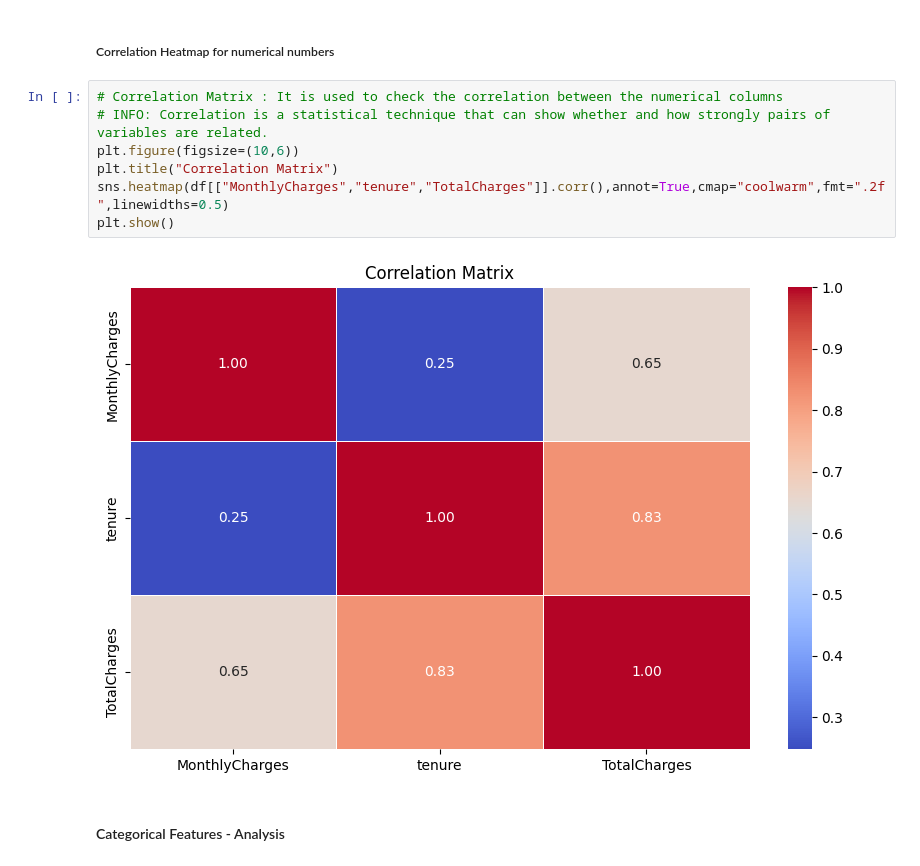
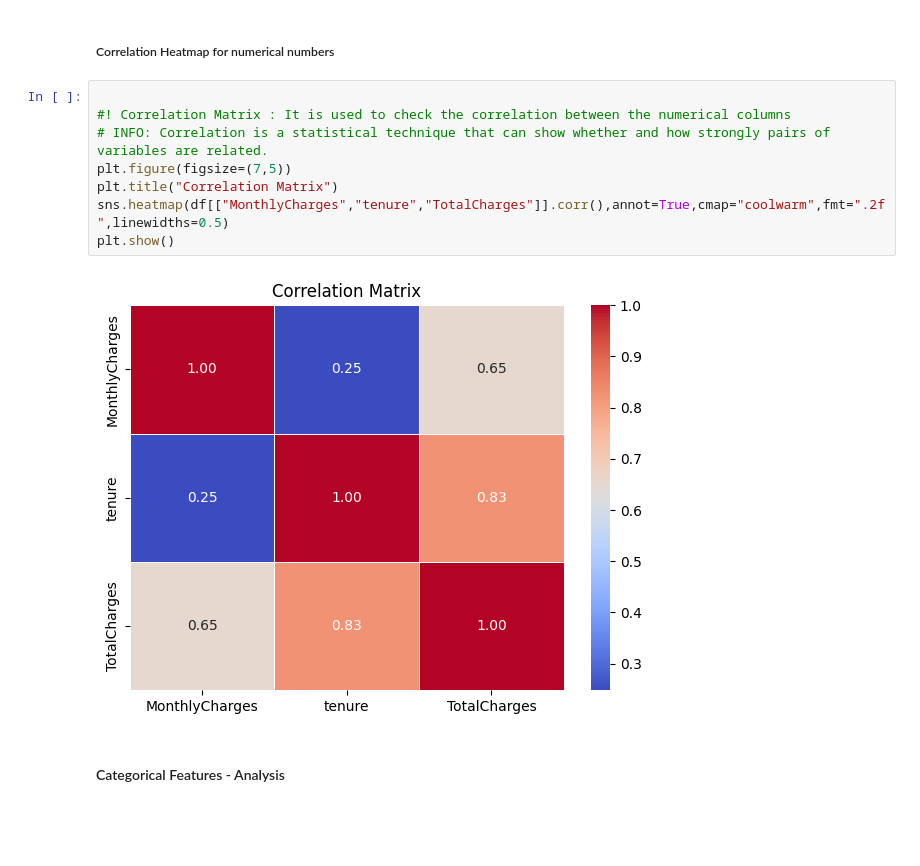
Before and after one commit to hadil-sgh/AI-Powered-Telco-Customer-Sentiment-churn-Prediction-Platform, a Jupyter notebook: BackEnd-API/Churn Prediction API/Churn_Prediction.ipynb, the cells around one changed output. Cells and saved outputs as stored; diff of their text form; blank space fills up the shorter version.

```diff
--- a/BackEnd-API/Churn Prediction API/Churn_Prediction.ipynb
+++ b/BackEnd-API/Churn Prediction API/Churn_Prediction.ipynb
@@ -231,14 +241,15 @@ plot_boxplot(df, "TotalCharges")
 # %% [markdown]
 ##### Correlation Heatmap for numerical numbers
 # %%
-# Correlation Matrix : It is used to check the correlation between the numerical columns
+
+#! Correlation Matrix : It is used to check the correlation between the numerical columns
 # INFO: Correlation is a statistical technique that can show whether and how strongly pairs of variables are related.
-plt.figure(figsize=(10,6))
+plt.figure(figsize=(7,5))
 plt.title("Correlation Matrix")
 sns.heatmap(df[["MonthlyCharges","tenure","TotalCharges"]].corr(),annot=True,cmap="coolwarm",fmt=".2f",linewidths=0.5)
 plt.show()
 # %% [output]
-[figure, old version]
+[figure, new version]
 # %% [markdown]
 #### Categorical Features - Analysis
 # %% [markdown]
```
Also changed, not shown: parts of 25 cells of this notebook, 4 other files.
